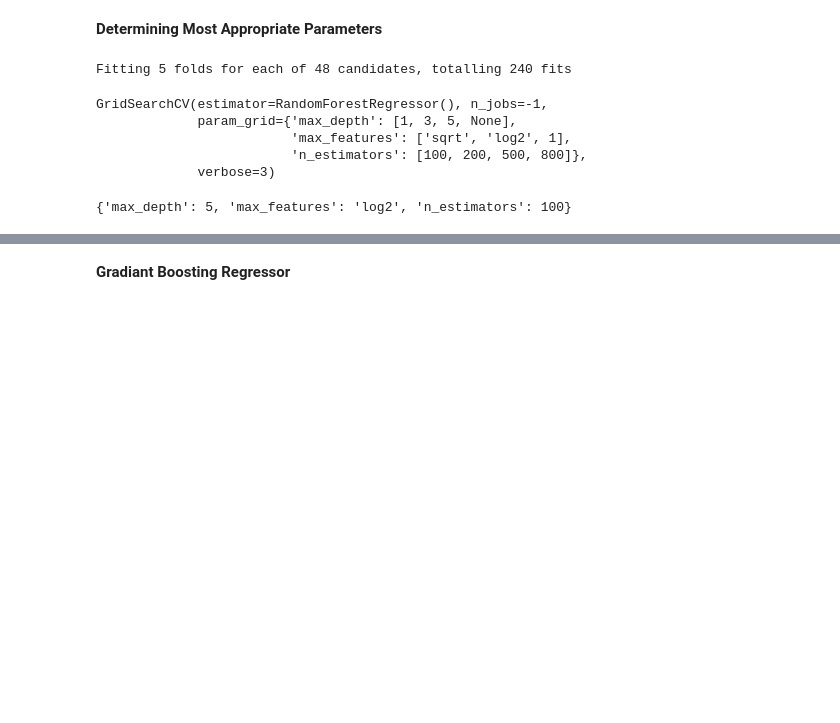
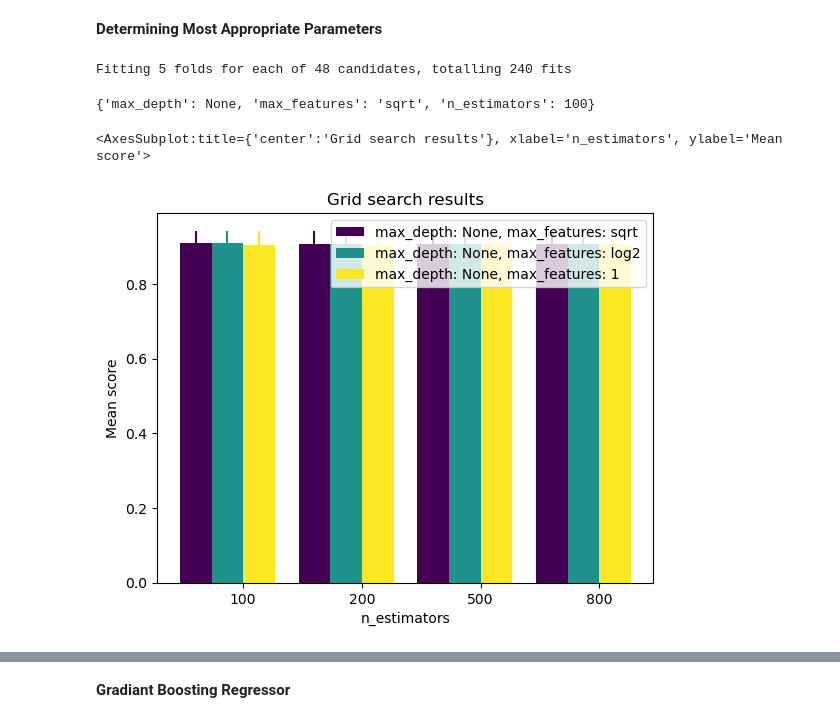
Before and after one commit to l-ching/Milestone-2, a Jupyter notebook: sup_learning_Yosemite.ipynb, the cells around one changed output, grey strips where cells are left out. Drawn from its saved outputs; the diff is of its cells as text; code cells hidden in the pictures; blank space fills up the shorter version.

```diff
--- a/sup_learning_Yosemite.ipynb
+++ b/sup_learning_Yosemite.ipynb
@@ -681,17 +682,21 @@ param_grid = {'n_estimators': [100, 200, 500, 800],
 
 grid = GridSearchCV(rfr, param_grid, refit = True, verbose = 3, n_jobs=-1)
 
-grid.fit(train_features, train_labels)
+grid_fit= grid.fit(train_features, train_labels)
 # %% [output]
 Fitting 5 folds for each of 48 candidates, totalling 240 fits
-GridSearchCV(estimator=RandomForestRegressor(), n_jobs=-1,
-             param_grid={'max_depth': [1, 3, 5, None],
-                         'max_features': ['sqrt', 'log2', 1],
-                         'n_estimators': [100, 200, 500, 800]},
-             verbose=3)
 # %%
-print(grid.best_params_)
+print(grid_fit.best_params_)
 # %% [output]
-{'max_depth': 5, 'max_features': 'log2', 'n_estimators': 100}
+{'max_depth': None, 'max_features': 'sqrt', 'n_estimators': 100}
 # %%
 # print(grid.cv_results_)
+# %%
+plot.grid_search(grid_fit.cv_results_, change='n_estimators',
+                 subset = {'n_estimators': [100, 200, 500, 800],
+                           'max_depth': None},
+                           # 'max_features':'sqrt'},
+                 kind='bar', sort=False)
+# %% [output]
+<AxesSubplot:title={'center':'Grid search results'}, xlabel='n_estimators', ylabel='Mean score'>
+[figure, added]
```
Also changed, not shown: parts of 12 cells of this notebook.
